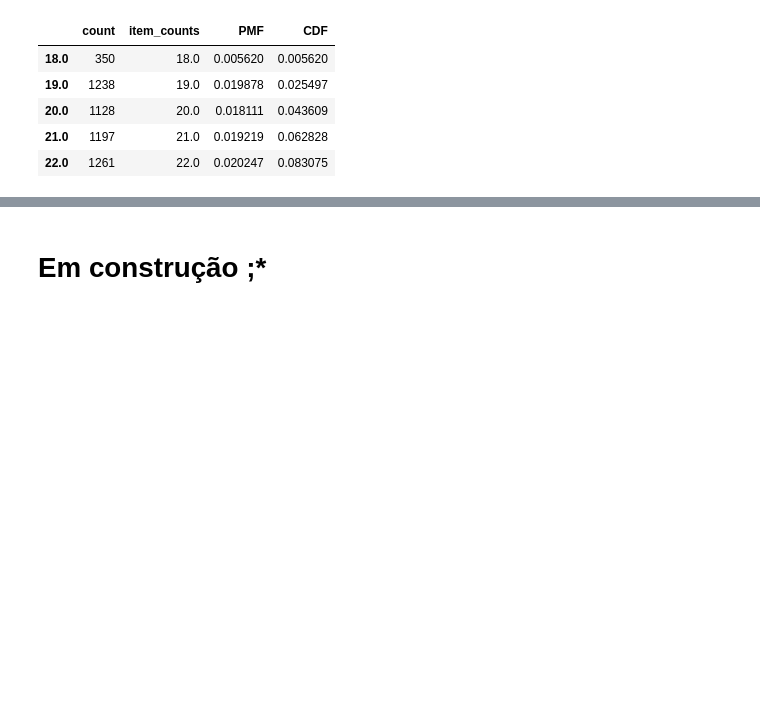
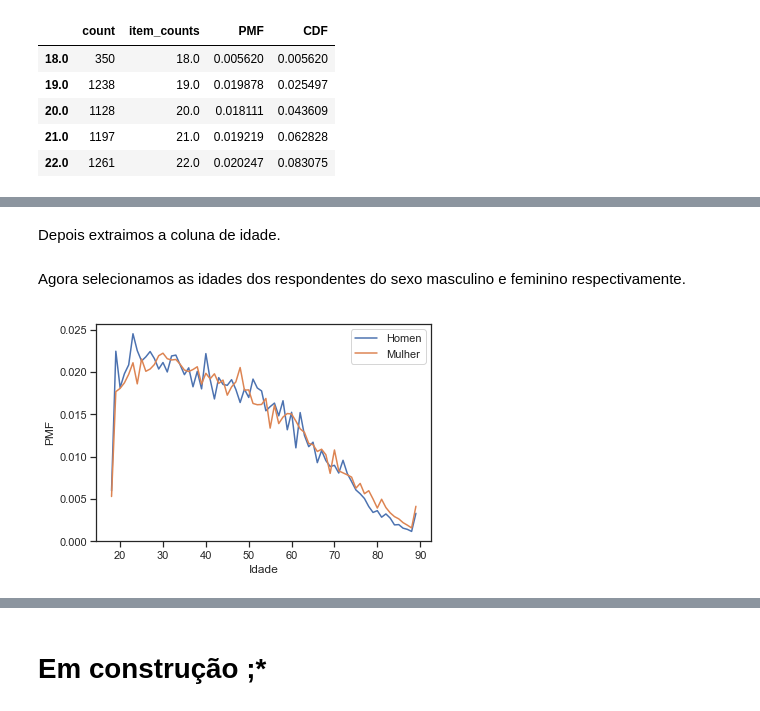
Before and after one commit to plbalmeida/aed-Py, a Jupyter notebook: aed-Py.ipynb, the cells around one changed output, grey strips where cells are left out. Saved outputs shown, nothing was run; the diff lists cells and outputs as text; code cells hidden in the pictures; blank space fills up the shorter version.

```diff
--- a/aed-Py.ipynb
+++ b/aed-Py.ipynb
@@ -402,0 +412,23 @@ plt.show()
+# %%
+male = gss['sex'] == 1
+# %% [markdown]
+Depois extraimos a coluna de idade.
+# %%
+age = gss['age']
+# %% [markdown]
+Agora selecionamos as idades dos respondentes do sexo masculino e feminino respectivamente.
+# %%
+male_age = age[male]
+female_age = age[~male]
+# %%
+pmf_male_age = PMF(male_age)
+pmf_female_age = PMF(female_age)
+
+plt.plot(pmf_male_age['item_counts'], pmf_male_age['PMF'], label='Homen')
+plt.plot(pmf_male_age['item_counts'], pmf_female_age['PMF'], label='Mulher')
+plt.xlabel('Idade')
+plt.ylabel('PMF')
+plt.legend()
+plt.show()
+# %% [output]
+[figure, added]
```
Also changed, not shown: parts of 14 cells of this notebook.
